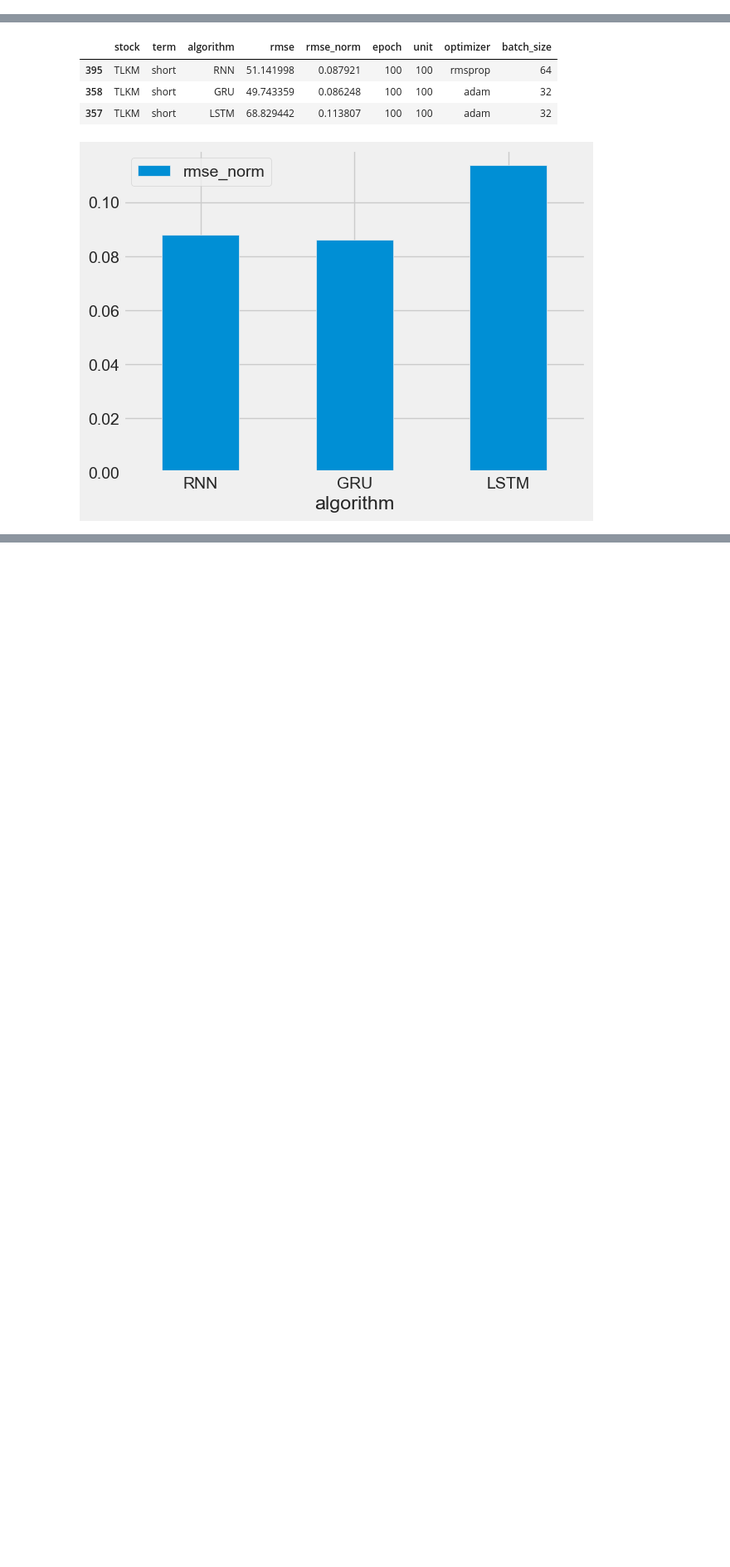
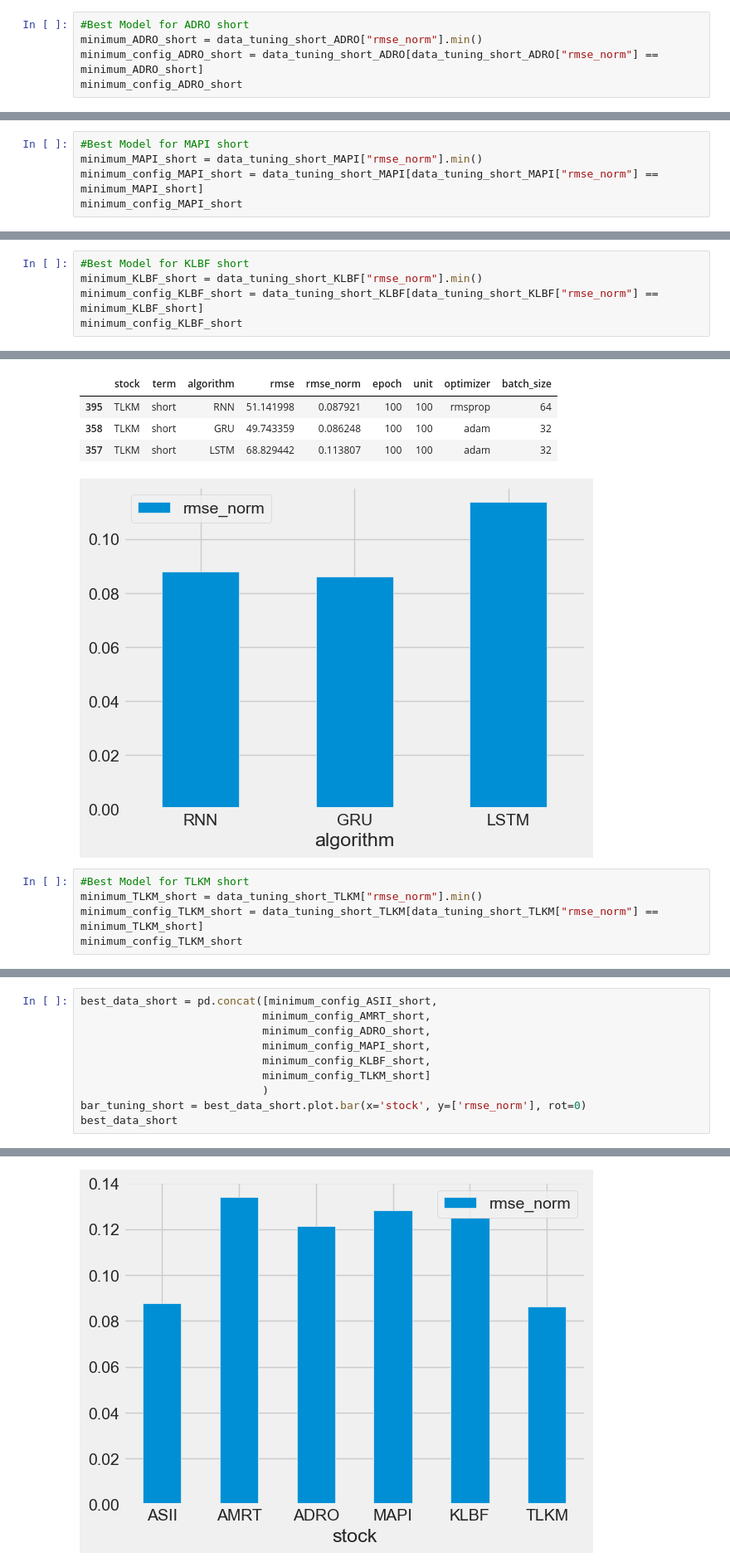
Before and after one commit to melikacandra/lstm_gru_rnn_price_predict, a Jupyter notebook: code_main/paper.ipynb, the cells around one changed output, grey strips where cells are left out. Shown at 83% size. Saved outputs shown, nothing was run; the diff lists cells and outputs as text; blank space fills up the shorter version.

```diff
--- a/code_main/paper.ipynb
+++ b/code_main/paper.ipynb
@@ -882,3 +1036,8 @@ data_tuning_short_ADRO
 | 349 | ADRO | short | GRU | 70.926662 | 0.147607 | 100 | 100 | adam | 32 |
 | 168 | ADRO | short | LSTM | 86.966917 | 0.184844 | 50 | 100 | rmsprop | 64 |
 [figure]
+# %%
+#Best Model for ADRO short
+minimum_ADRO_short = data_tuning_short_ADRO["rmse_norm"].min()
+minimum_config_ADRO_short = data_tuning_short_ADRO[data_tuning_short_ADRO["rmse_norm"] == minimum_ADRO_short]
+minimum_config_ADRO_short
@@ -936,3 +1098,8 @@ data_tuning_short_MAPI
 | 352 | MAPI | short | GRU | 53.866994 | 0.128255 | 100 | 100 | adam | 32 |
 | 333 | MAPI | short | LSTM | 75.204565 | 0.179058 | 100 | 100 | rmsprop | 32 |
 [figure]
+# %%
+#Best Model for MAPI short
+minimum_MAPI_short = data_tuning_short_MAPI["rmse_norm"].min()
+minimum_config_MAPI_short = data_tuning_short_MAPI[data_tuning_short_MAPI["rmse_norm"] == minimum_MAPI_short]
+minimum_config_MAPI_short
@@ -990,3 +1160,8 @@ data_tuning_short_KLBF
 | 355 | KLBF | short | GRU | 38.398818 | 0.134733 | 100 | 100 | adam | 32 |
 | 336 | KLBF | short | LSTM | 48.880918 | 0.171512 | 100 | 100 | rmsprop | 32 |
 [figure]
+# %%
+#Best Model for KLBF short
+minimum_KLBF_short = data_tuning_short_KLBF["rmse_norm"].min()
+minimum_config_KLBF_short = data_tuning_short_KLBF[data_tuning_short_KLBF["rmse_norm"] == minimum_KLBF_short]
+minimum_config_KLBF_short
@@ -1044,3 +1222,8 @@ data_tuning_short_TLKM
 | 358 | TLKM | short | GRU | 49.743359 | 0.086248 | 100 | 100 | adam | 32 |
 | 357 | TLKM | short | LSTM | 68.829442 | 0.113807 | 100 | 100 | adam | 32 |
 [figure]
+# %%
+#Best Model for TLKM short
+minimum_TLKM_short = data_tuning_short_TLKM["rmse_norm"].min()
+minimum_config_TLKM_short = data_tuning_short_TLKM[data_tuning_short_TLKM["rmse_norm"] == minimum_TLKM_short]
+minimum_config_TLKM_short
@@ -1046,0 +1235,11 @@ data_tuning_short_TLKM
+# %%
+best_data_short = pd.concat([minimum_config_ASII_short,
+                            minimum_config_AMRT_short,
+                            minimum_config_ADRO_short,
+                            minimum_config_MAPI_short,
+                            minimum_config_KLBF_short,
+                            minimum_config_TLKM_short]
+                            )
+bar_tuning_short = best_data_short.plot.bar(x='stock', y=['rmse_norm'], rot=0)
+best_data_short
+# %% [output]
@@ -1046,0 +1253 @@ data_tuning_short_TLKM
+[figure, added]
```
Also changed, not shown: parts of 25 cells of this notebook.
